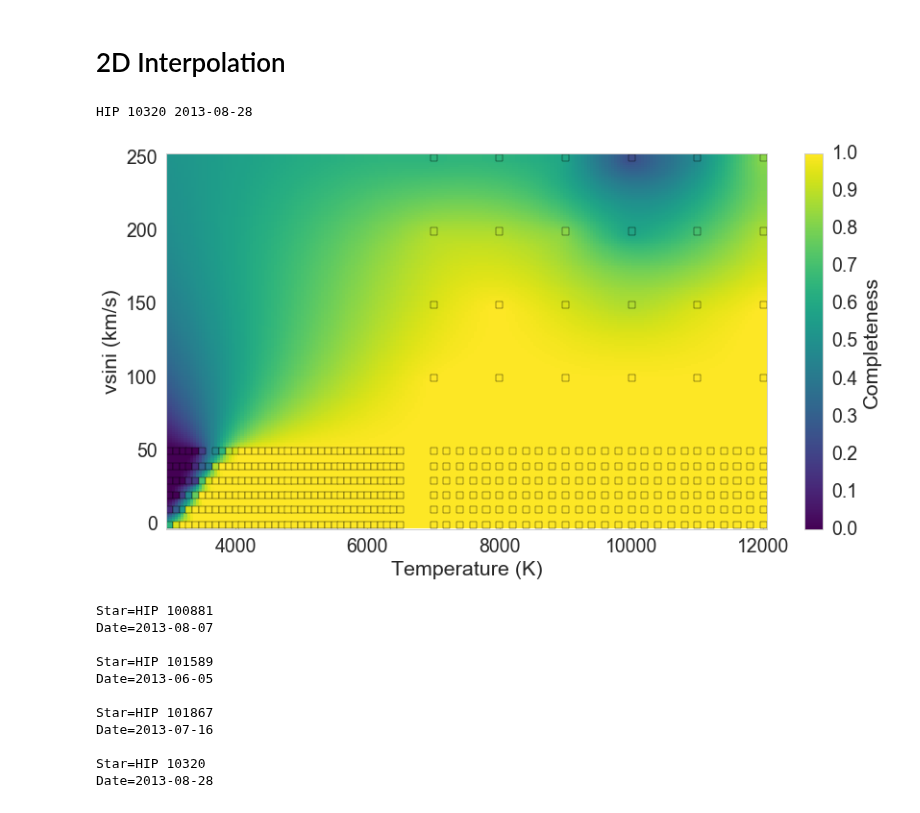
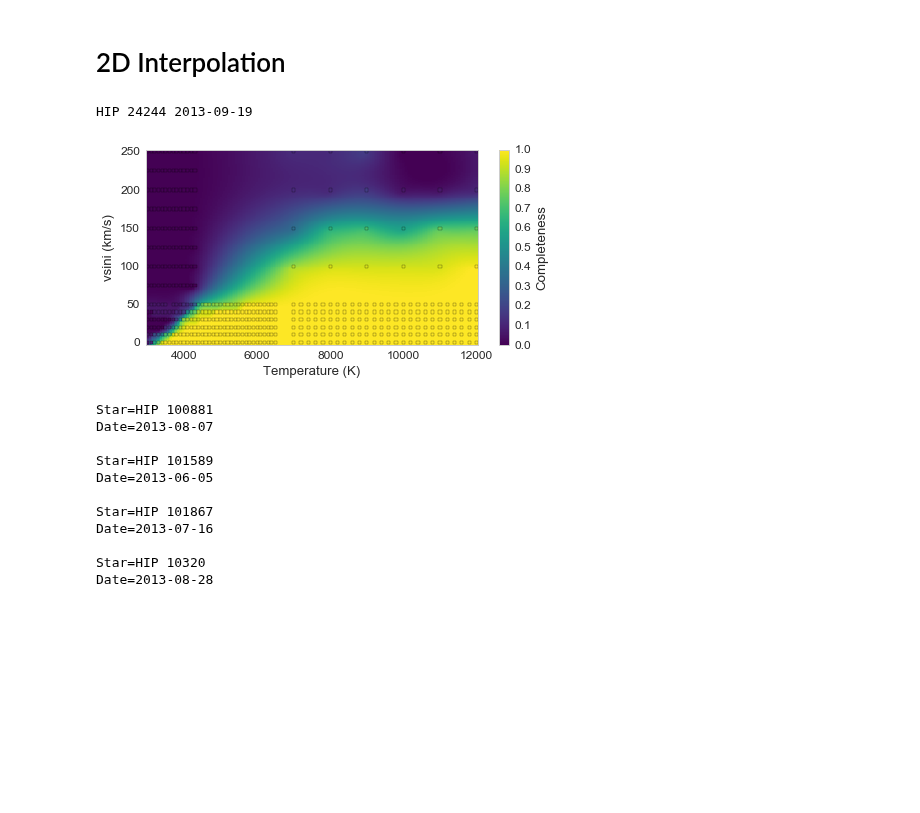
Before and after one commit to kgullikson88/BinaryInference, a Jupyter notebook: Completeness.ipynb, the cells around one changed output. Cells and saved outputs as stored; diff of their text form; code cells hidden in the pictures; blank space fills up the shorter version.

Commit message:
All notebooks updated to paper draft 2 version.

```diff
--- a/Completeness.ipynb
+++ b/Completeness.ipynb
@@ -391,17 +391,19 @@ def get_data(star, date, addmode='simple', extend_highT=True, extend_highvsini=T
     return subset
 # %%
 # Test out on a random star
+summary = get_summary('CHIRON', reject_binary=False)
+#print(summary.star.unique())
 star = summary.star.unique()[1]
-#star = 'HIP 106786'
+star = 'HIP 24244'
 date = summary.loc[summary.star == star, 'date'].unique()[0]
 print(star, date)
-subset = get_data(star=star, date=date, extend_highvsini=False)
+subset = get_data(star=star, date=date, extend_highvsini=True)
 
 #subset = subset.loc[subset.temperature < 7000]
 X = subset[['temperature', 'vsini']].as_matrix()
 y = subset['detrate'].values
 # %% [output]
-HIP 10320 2013-08-28
+HIP 24244 2013-09-19
 # %%
 def get_interpolator(X, y, rescale=True):
     """ Get an interpolator from the (2D) X points to the y points """
@@ -427,33 +429,37 @@ def get_interpolator(X, y, rescale=True):
 # %%
 X = subset[['temperature', 'vsini']].as_matrix()
 y = subset['detrate'].values
 
 xx = np.linspace(3000, 12000, num=200)
 yy = np.linspace(0, 250, num=200)
 XX, YY = np.meshgrid(xx, yy)
 test_pts = np.array((XX, YY)).reshape(2, -1).T
 
 
 
 # Interpolate
 #s = CloughTocher2DInterpolator(X, y, rescale=True)
 rbf_interpolator, minimum, maximum, s = get_interpolator(X, y, rescale=True)
 mu = s(test_pts[:, 0], test_pts[:, 1])
 
 
 # Plot
-fig, (ax) = plt.subplots(1, 1, figsize=(14, 7))
+sns.set_context('paper', font_scale=1.5)
+fig, (ax) = plt.subplots(1, 1, figsize=(7, 3.5))
 im = ax.scatter(test_pts[:, 0], test_pts[:, 1], c=mu, s=50, marker='s', edgecolor='none',
                         cmap=viridis, vmin=0, vmax=1)
-im = ax.scatter(X[:, 0], X[:, 1], c=y, s=50, marker='s', cmap=viridis, vmin=0, vmax=1)
+im = ax.scatter(X[:, 0], X[:, 1], c=y, s=10, marker='s', cmap=viridis, vmin=0, vmax=1)
 cax = plt.colorbar(im, ax=ax)
 ax.set_xlim((2950, 12050))
 ax.set_ylim((-3, 253))
 ax.set_xlabel('Temperature (K)')
 ax.set_ylabel('vsini (km/s)')
 cax.set_label('Completeness')
+fig.subplots_adjust(right=0.95)
+
+fig.savefig('Completeness/New/CHIRON/HIP_24244_20130919.pdf')
 # %% [output]
-[figure, old version]
+[figure, new version]
 # %%
 # Interpolate the completeness for every star.
 output_dir = 'Completeness/New/CHIRON'
```
Also changed, not shown: parts of 3 cells of this notebook, 4 other files.
